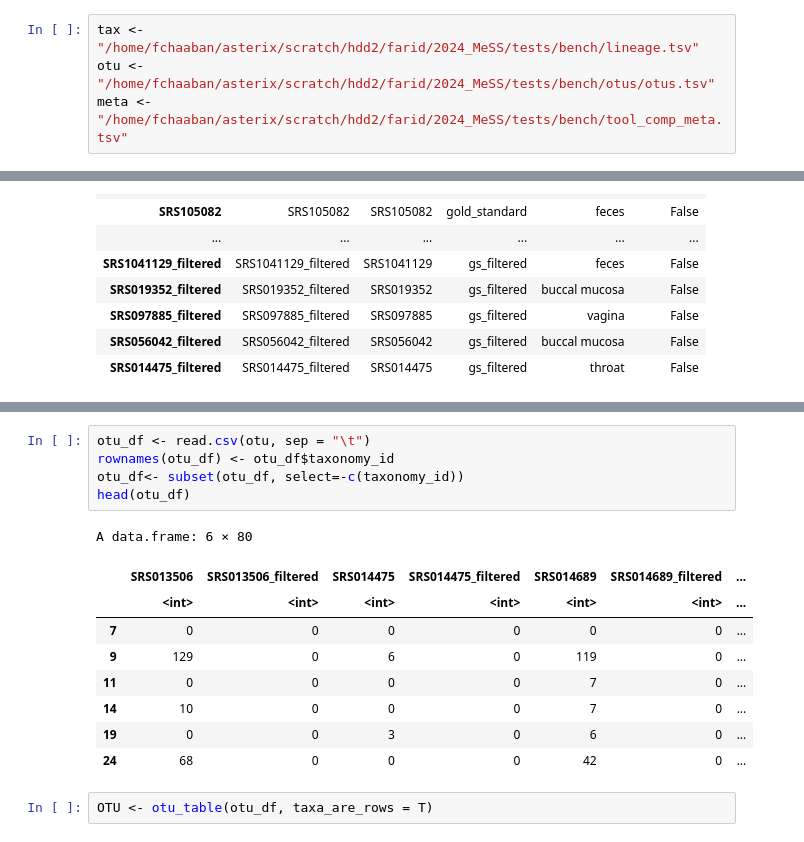
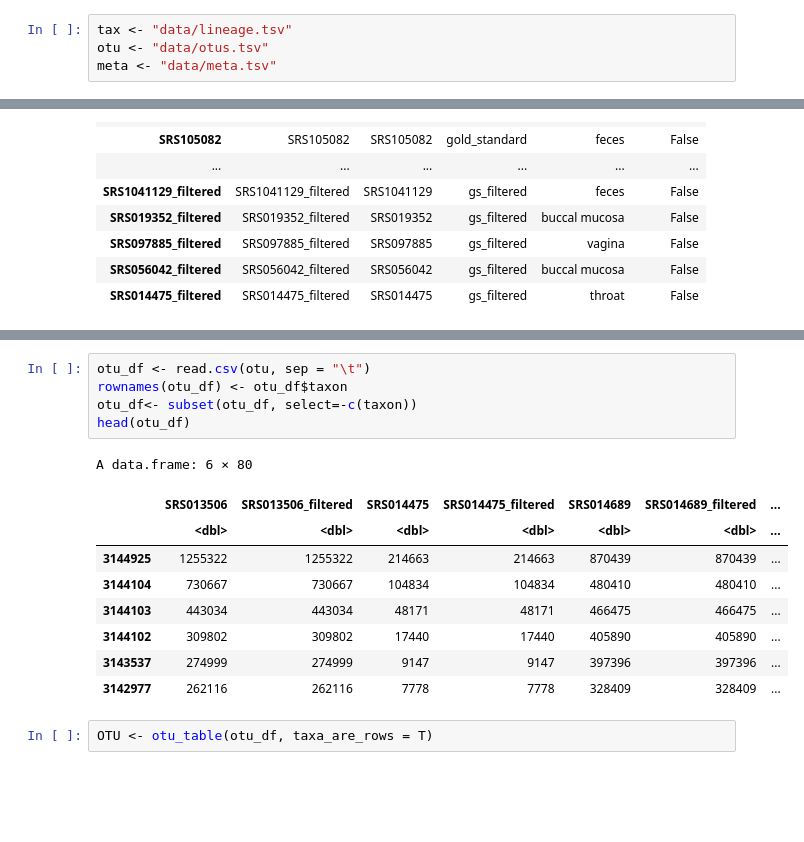
Before and after one commit to metagenlab/MeSS-figures, a Jupyter notebook: microviz.ipynb, the cells around one changed output, grey strips where cells are left out. Drawn from its saved outputs; the diff is of its cells as text; blank space fills up the shorter version.

```diff
--- a/microviz.ipynb
+++ b/microviz.ipynb
@@ -27,9 +27,9 @@ The following object is masked from ‘package:base’:
 
     transform
 # %%
-tax <- "/home/fchaaban/asterix/scratch/hdd2/farid/2024_MeSS/tests/bench/lineage.tsv"
-otu <- "/home/fchaaban/asterix/scratch/hdd2/farid/2024_MeSS/tests/bench/otus/otus.tsv"
-meta <- "/home/fchaaban/asterix/scratch/hdd2/farid/2024_MeSS/tests/bench/tool_comp_meta.tsv"
+tax <- "data/lineage.tsv"
+otu <- "data/otus.tsv"
+meta <- "data/meta.tsv"
 # %%
 meta_df <- read.csv(meta, sep = "\t")
 rownames(meta_df) <- meta_df$file
@@ -73,18 +73,18 @@ A data.frame: 6 × 7
 # %%
 otu_df <- read.csv(otu, sep = "\t")
-rownames(otu_df) <- otu_df$taxonomy_id
-otu_df<- subset(otu_df, select=-c(taxonomy_id))
+rownames(otu_df) <- otu_df$taxon
+otu_df<- subset(otu_df, select=-c(taxon))
 head(otu_df)
 # %% [output]
 A data.frame: 6 × 80
 |  | SRS013506 | SRS013506_filtered | SRS014475 | SRS014475_filtered | SRS014689 | SRS014689_filtered | ... |
-|  | <int> | <int> | <int> | <int> | <int> | <int> | ... |
-| 7 | 0 | 0 | 0 | 0 | 0 | 0 | ... |
-| 9 | 129 | 0 | 6 | 0 | 119 | 0 | ... |
-| 11 | 0 | 0 | 0 | 0 | 7 | 0 | ... |
-| 14 | 10 | 0 | 0 | 0 | 7 | 0 | ... |
-| 19 | 0 | 0 | 3 | 0 | 6 | 0 | ... |
-| 24 | 68 | 0 | 0 | 0 | 42 | 0 | ... |
+|  | <dbl> | <dbl> | <dbl> | <dbl> | <dbl> | <dbl> | ... |
+| 3144925 | 1255322 | 1255322 | 214663 | 214663 | 870439 | 870439 | ... |
+| 3144104 | 730667 | 730667 | 104834 | 104834 | 480410 | 480410 | ... |
+| 3144103 | 443034 | 443034 | 48171 | 48171 | 466475 | 466475 | ... |
+| 3144102 | 309802 | 309802 | 17440 | 17440 | 405890 | 405890 | ... |
+| 3143537 | 274999 | 274999 | 9147 | 9147 | 397396 | 397396 | ... |
+| 3142977 | 262116 | 262116 | 7778 | 7778 | 328409 | 328409 | ... |
 # %%
 OTU <- otu_table(otu_df, taxa_are_rows = T)
 # %%
```
Also changed, not shown: parts of 21 cells of this notebook.
